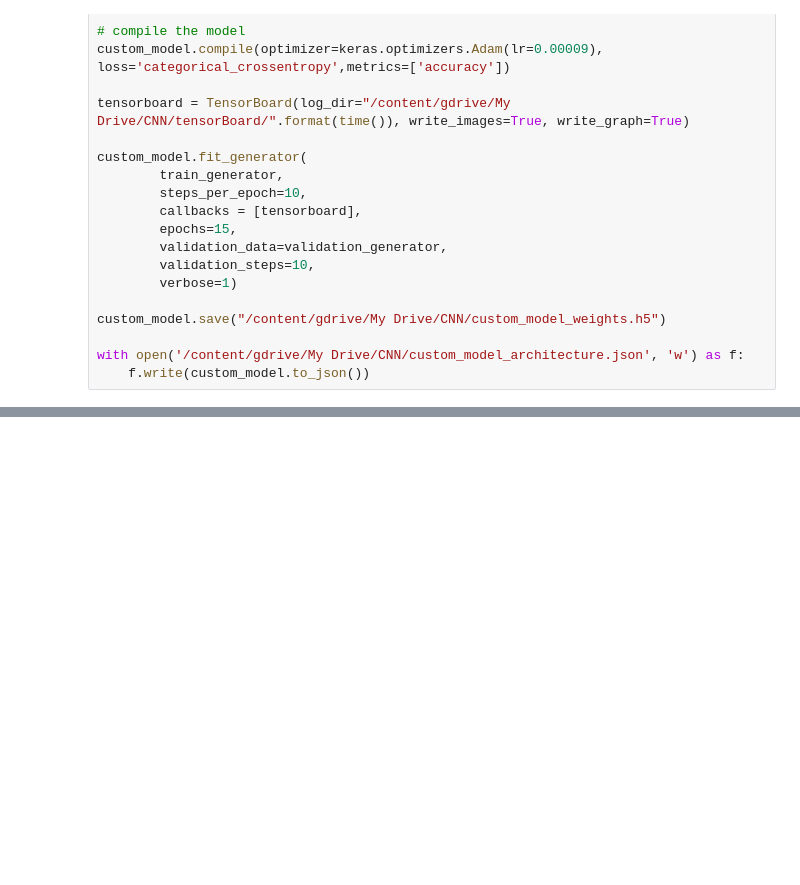
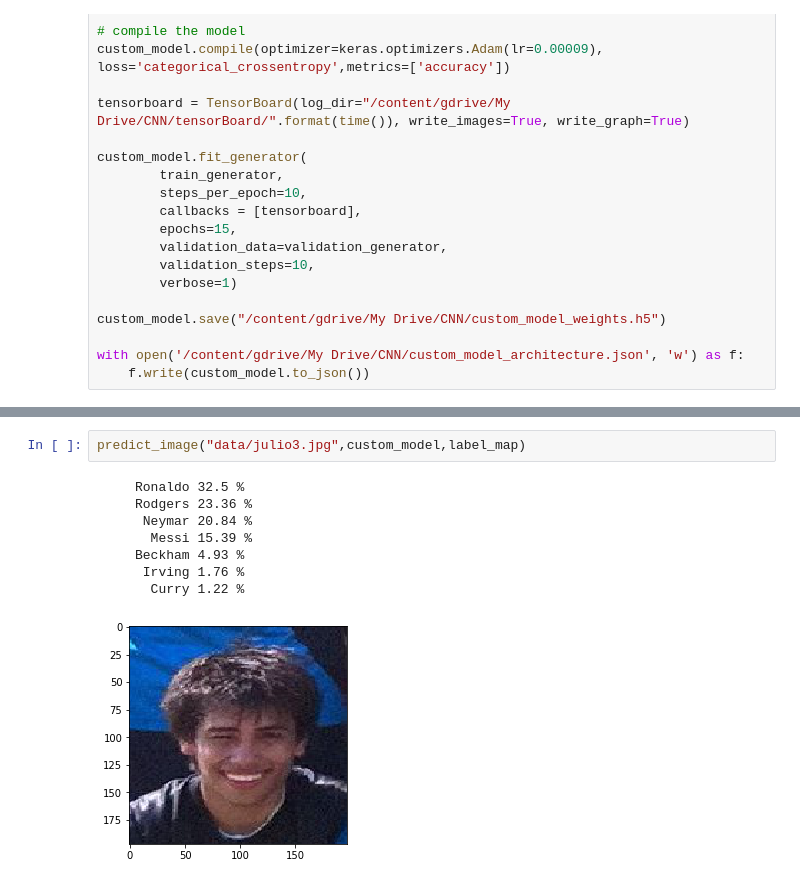
Before and after one commit to jcgonzalez14/ConvNet, a Jupyter notebook: Convolution Neural Network.ipynb, the cells around one changed output, grey strips where cells are left out. Drawn from its saved outputs; the diff is of its cells as text; blank space fills up the shorter version.

```diff
--- a/Convolution Neural Network.ipynb
+++ b/Convolution Neural Network.ipynb
@@ -197,0 +229,11 @@ predict_image("data/julio1.jpg",custom_model,label_map)
+# %%
+predict_image("data/julio3.jpg",custom_model,label_map)
+# %% [output]
+     Ronaldo 32.5 %
+     Rodgers 23.36 %
+      Neymar 20.84 %
+       Messi 15.39 %
+     Beckham 4.93 %
+      Irving 1.76 %
+       Curry 1.22 %
+[figure, added]
```
Also changed, not shown: parts of 6 cells of this notebook.
